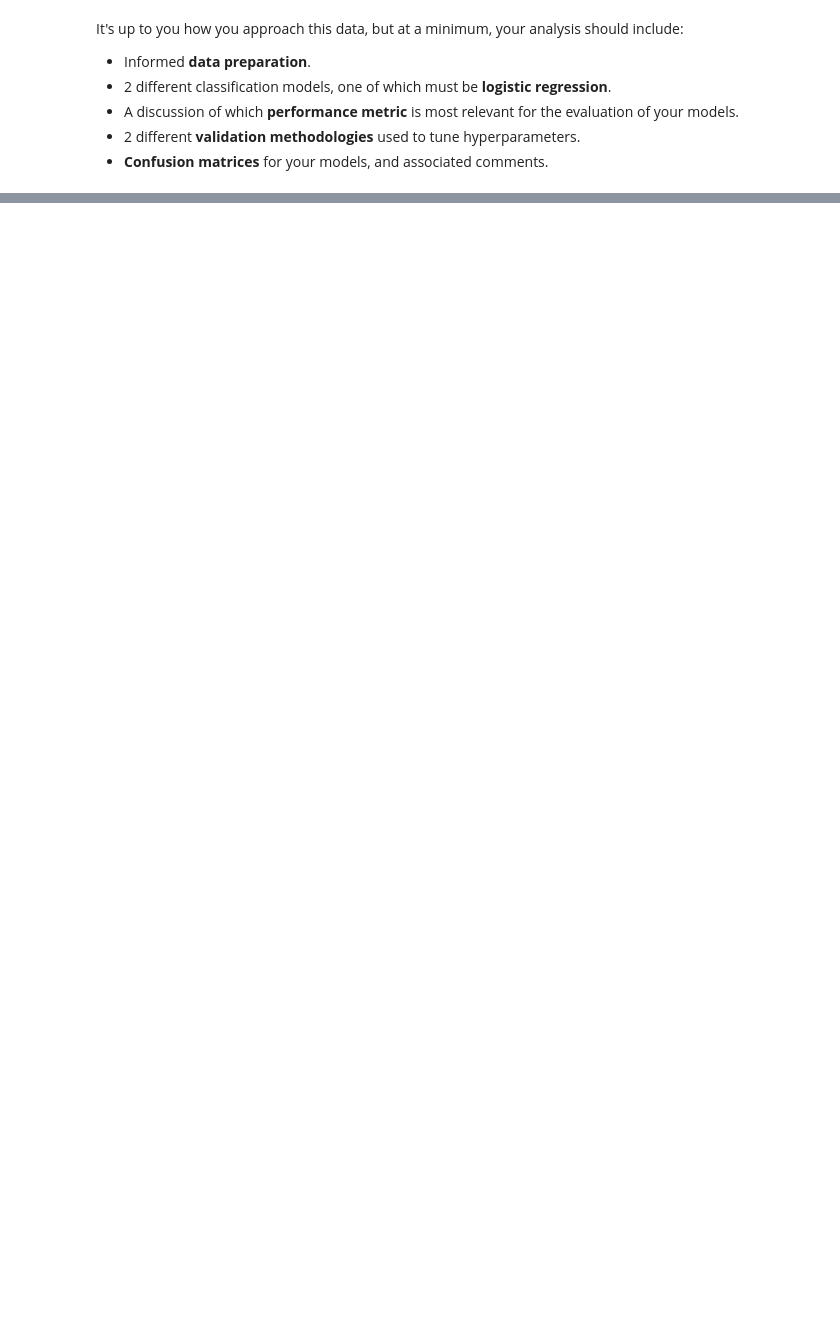
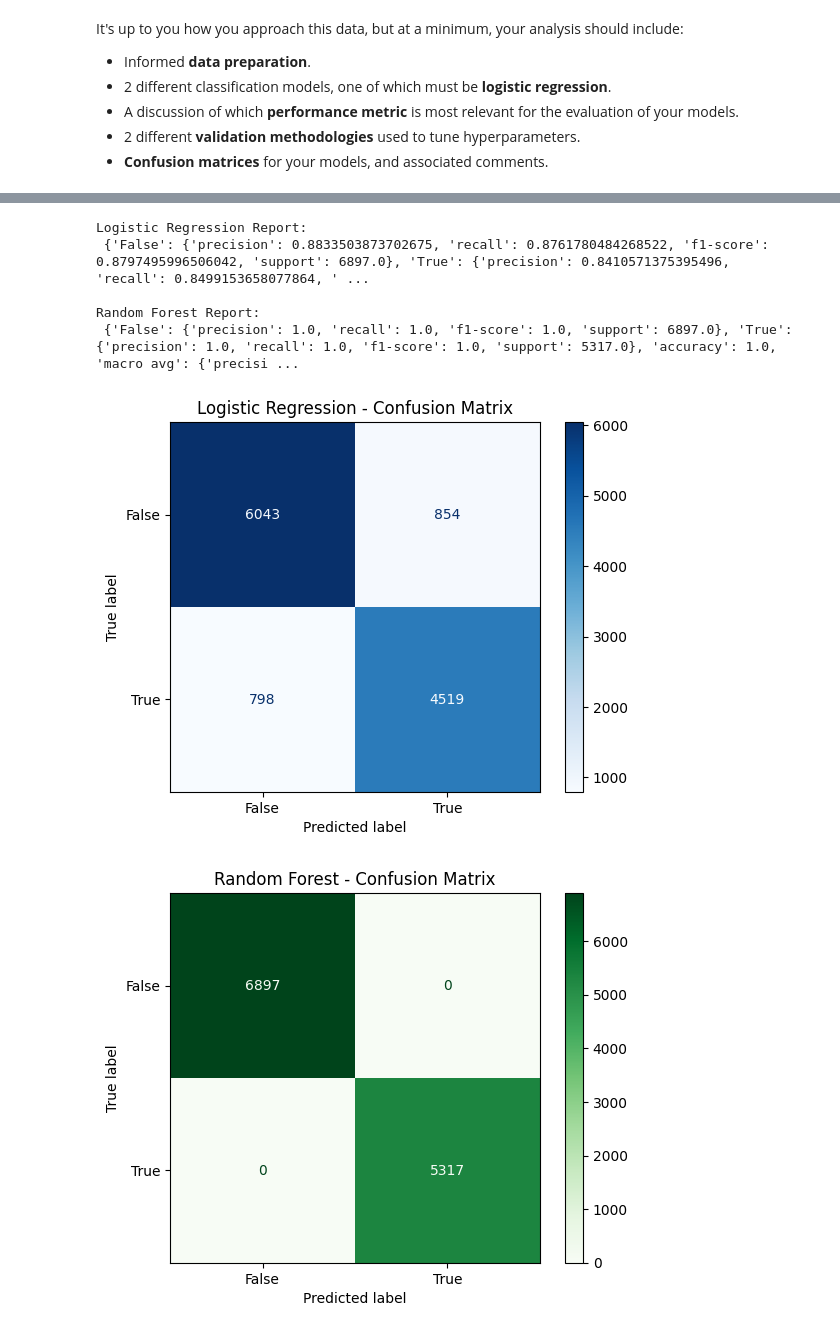
Before and after one commit to Sterup15/MAL1Workspace, a Jupyter notebook: MAL1Workspace/Assignment04/4. Mushroom foraging.ipynb, the cells around one changed output, grey strips where cells are left out. Drawn from its saved outputs; the diff is of its cells as text; code cells hidden in the pictures; blank space fills up the shorter version.

Commit message:
Finished assignment, although having problems with Random Forest

```diff
--- a/MAL1Workspace/Assignment04/4. Mushroom foraging.ipynb
+++ b/MAL1Workspace/Assignment04/4. Mushroom foraging.ipynb
@@ -121,0 +166,58 @@ to compare model performance in this context.
+# %%
+# --- Training and Evaluating Two Classification Models: Logistic Regression and Random Forest ---
+
+# Step 1: Separate features (X) and target (y)
+# 'is_edible' is the binary classification target (True = edible, False = poisonous)
+# X contains all the features the model will use to learn patterns
+X = cleaned_raw_data.drop(columns='is_edible')
+y = cleaned_raw_data['is_edible']
+
+# Step 2: Split the dataset into training and test sets (80/20 split)
+# The training set is used to fit the model, and the test set is used to evaluate its performance
+X_train, X_test, y_train, y_test = train_test_split(X, y, test_size=0.2, random_state=984)
+
+# Step 3: Train a Logistic Regression model
+# Logistic Regression is a linear classification algorithm that works well when features are binary or linearly separable
+log_reg = LogisticRegression(max_iter=1000)  # max_iter ensures convergence for large feature sets
+log_reg.fit(X_train, y_train)  # Fit the model on training data
+log_reg_preds = log_reg.predict(X_test)  # Predict labels for the test set
+
+# Step 4: Train a Random Forest Classifier
+# Random Forest is an ensemble method based on decision trees that handles non-linearity and feature interactions well
+rf = RandomForestClassifier(random_state=984)  # Random state ensures reproducibility
+rf.fit(X_train, y_train)  # Fit the model on training data
+rf_preds = rf.predict(X_test)  # Predict labels for the test set
+
+# Step 5: Generate and store performance metrics
+# classification_report gives precision, recall, f1-score, and support for each class
+log_reg_report = classification_report(y_test, log_reg_preds, output_dict=True)
+rf_report = classification_report(y_test, rf_preds, output_dict=True)
+
+# Step 6: Display performance summaries for both models
+# These printed reports help compare the effectiveness of both algorithms on the test set
+print("\nLogistic Regression Report:\n", log_reg_report)
+print("\nRandom Forest Report:\n", rf_report)
+
+# Step 7: Visualize the confusion matrix for Logistic Regression
+# Confusion matrices provide a clear view of false positives and false negatives
+log_reg_cm = confusion_matrix(y_test, log_reg_preds)  # Get confusion matrix values
+disp_log_reg = ConfusionMatrixDisplay(confusion_matrix=log_reg_cm, display_labels=log_reg.classes_)
+disp_log_reg.plot(cmap=plt.cm.Blues)
+plt.title("Logistic Regression - Confusion Matrix")
+plt.show()
+
+# Step 8: Visualize the confusion matrix for Random Forest
+# This helps interpret where the model might be making errors
+rf_cm = confusion_matrix(y_test, rf_preds)  # Get confusion matrix values
+disp_rf = ConfusionMatrixDisplay(confusion_matrix=rf_cm, display_labels=rf.classes_)
+disp_rf.plot(cmap=plt.cm.Greens)
+plt.title("Random Forest - Confusion Matrix")
+plt.show()
+# %% [output]
+Logistic Regression Report:
+ {'False': {'precision': 0.8833503873702675, 'recall': 0.8761780484268522, 'f1-score': 0.8797495996506042, 'support': 6897.0}, 'True': {'precision': 0.8410571375395496, 'recall': 0.8499153658077864, ' ...
+
+Random Forest Report:
+ {'False': {'precision': 1.0, 'recall': 1.0, 'f1-score': 1.0, 'support': 6897.0}, 'True': {'precision': 1.0, 'recall': 1.0, 'f1-score': 1.0, 'support': 5317.0}, 'accuracy': 1.0, 'macro avg': {'precisi ...
+[figure, added]
+[figure, added]
```
Also changed, not shown: parts of 11 cells of this notebook.
